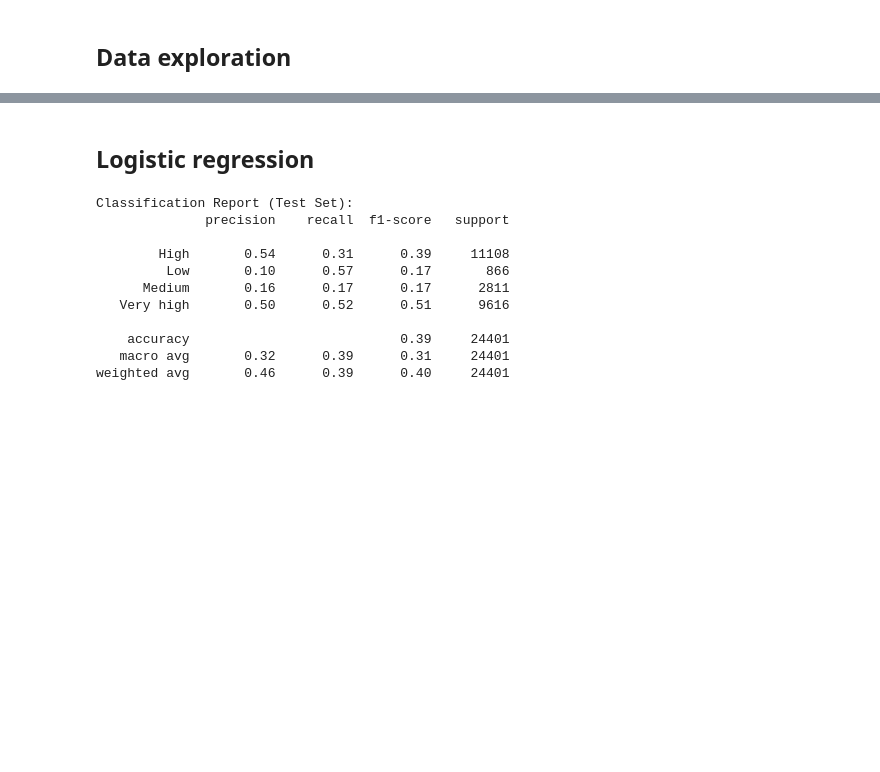
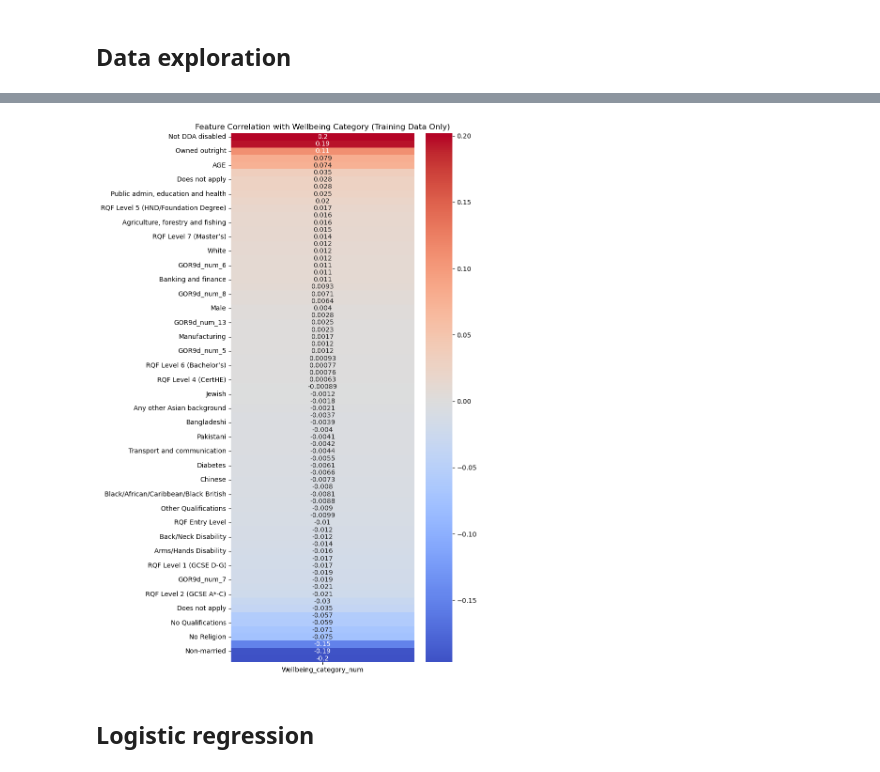
Before and after one commit to maxemporor/MSc-project, a Jupyter notebook: MSc.ipynb, the cells around one changed output, grey strips where cells are left out. Drawn from its saved outputs; the diff is of its cells as text; code cells hidden in the pictures; blank space fills up the shorter version.

```diff
--- a/MSc.ipynb
+++ b/MSc.ipynb
@@ -505,38 +529,34 @@ plt.show()
+# %%
+import matplotlib.pyplot as plt
+import seaborn as sns
+
+# Create a copy of the original training features
+X_corr = X_train.copy()
+
+# Add the original (pre-SMOTE) target variable to the DataFrame
+X_corr['Wellbeing_category_num'] = y_train
+
+# Compute correlation matrix (only numeric features)
+corr_matrix = X_corr.corr(numeric_only=True)
+
+# Get correlation of each feature with the target
+target_corr = corr_matrix[['Wellbeing_category_num']].drop('Wellbeing_category_num')
+
+# Apply readable labels to features (fallback to original if not found)
+target_corr.index = target_corr.index.map(lambda x: feature_labels.get(x, x))
+
+# Plot heatmap
+plt.figure(figsize=(8, 12))
+sns.heatmap(
+    target_corr.sort_values(by='Wellbeing_category_num', ascending=False),
+    annot=True,
+    cmap='coolwarm',
+    center=0
+)
+plt.title("Feature Correlation with Wellbeing Category (Training Data Only)")
+plt.tight_layout()
+plt.show()
+# %% [output]
+[figure, added]
 # %% [markdown]
 ## **Logistic regression**
-# %%
-from sklearn.linear_model import LogisticRegression
-from sklearn.metrics import classification_report, confusion_matrix
-import seaborn as sns
-import matplotlib.pyplot as plt
-
-# Step 1: Initialize multinomial logistic regression
-logreg = LogisticRegression(
-    multi_class='multinomial',
-    solver='lbfgs',
-    max_iter=1000,
-    class_weight='balanced',
-    random_state=42
-)
-
-# Step 2: Fit the model
-logreg.fit(X_train, y_train)
-
-# Step 3: Make predictions on the test set
-y_pred = logreg.predict(X_test)
-
-# Step 4: Evaluate performance
-print("Classification Report (Test Set):")
-print(classification_report(y_test, y_pred))
-# %% [output]
-Classification Report (Test Set):
-              precision    recall  f1-score   support
-
-        High       0.54      0.31      0.39     11108
-         Low       0.10      0.57      0.17       866
-      Medium       0.16      0.17      0.17      2811
-   Very high       0.50      0.52      0.51      9616
-
-    accuracy                           0.39     24401
-   macro avg       0.32      0.39      0.31     24401
-weighted avg       0.46      0.39      0.40     24401
```
Also changed, not shown: parts of 15 cells of this notebook.
